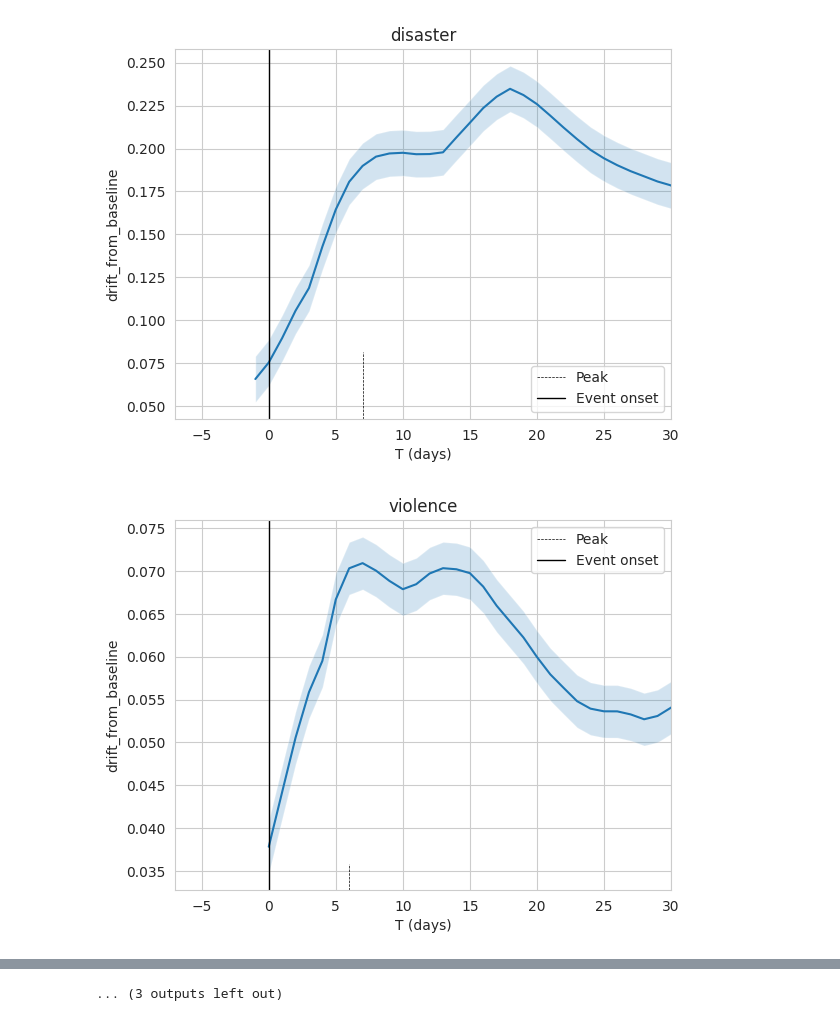
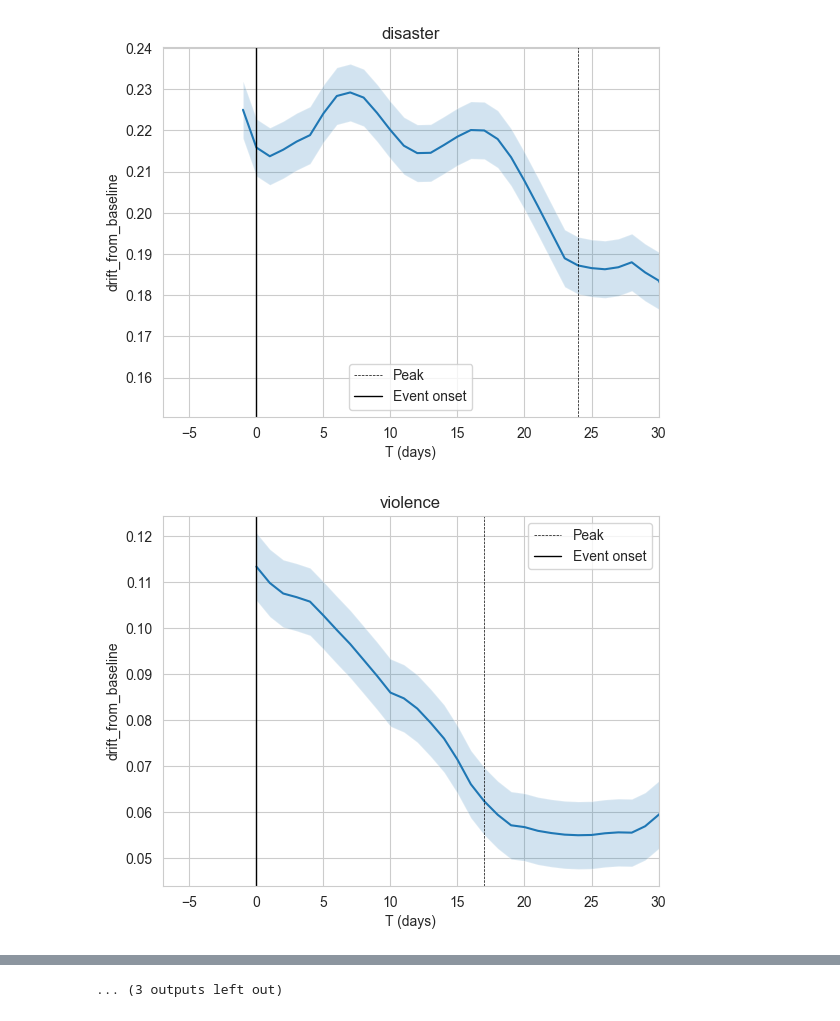
Before and after one commit to elugos/HSMS_LUGOS, a Jupyter notebook: temporal_analysis_daily.ipynb, the cells around one changed output, grey strips where cells are left out. Saved outputs shown, nothing was run; the diff lists cells and outputs as text; code cells hidden in the pictures.

Commit message:
Add latest results

```diff
--- a/temporal_analysis_daily.ipynb
+++ b/temporal_analysis_daily.ipynb
@@ -35,10 +32,16 @@ import pandas as pd
 from pathlib import Path
 
 
-output_dir = Path("results/")
+
+
+
+data_id = "hits=2"
+datasets_dir = Path(f"output/{data_id}")
+
+output_dir = Path(f"results/{data_id}")
 output_dir.mkdir(exist_ok=True)
 
-datasets = [d.name for d in Path("output/").iterdir() if d.is_dir()]
+datasets = [d.name for d in datasets_dir.iterdir() if d.is_dir()]
 
 data = []  # Store dataset results from temporal analysis
 xlim = (-7,30)  # Define plot limits
@@ -52,7 +55,7 @@ with open("data/event_labels.csv") as fin:
         event_labels[event] = label
 
 for dataset in datasets:
-    data_dir = Path(f"output/{dataset}")
+    data_dir = datasets_dir.joinpath(dataset)
 
     # Load daily files
     event_df = pd.read_csv(data_dir.joinpath("daily_event.csv"))
@@ -272,5 +275,5 @@ def plot_event_background_timeseries(df,
             ax.set_ylabel(y_col)
             fig.savefig(output_dir.joinpath(f"{y_col}_{evt_t}.pdf"));
 
-plot_event_background_timeseries(df, cols=cols)
+plot_event_background_timeseries(df, cols=cols, plot_bg=False)
 # %% [output]
@@ -297,2 +300,2 @@ plot_event_background_timeseries(df, cols=cols)
-[figure, old version]
+[figure, new version]
-[figure, old version]
+[figure, new version]
```
Also changed, not shown: parts of 4 cells of this notebook, 3 other files.
